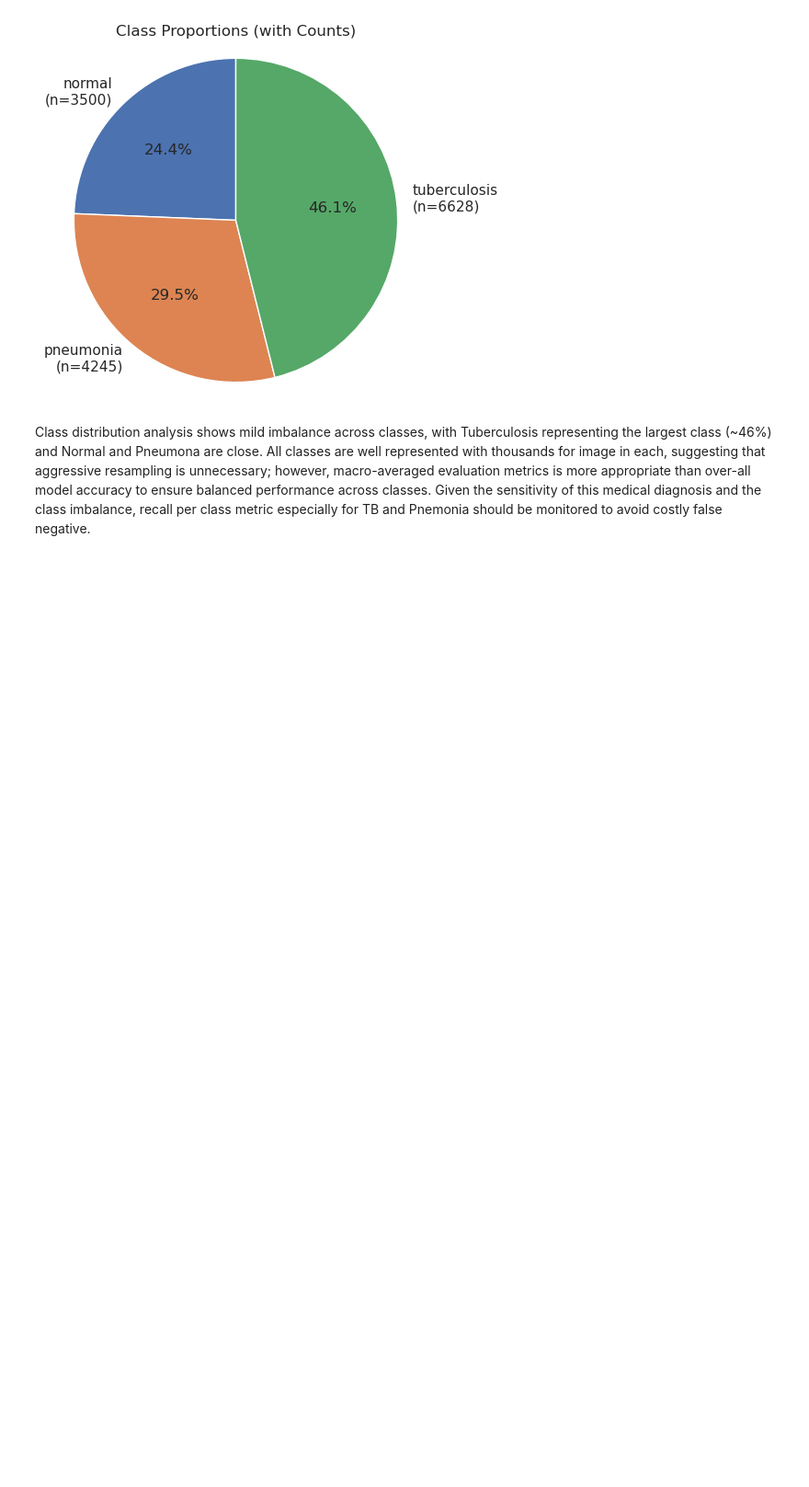
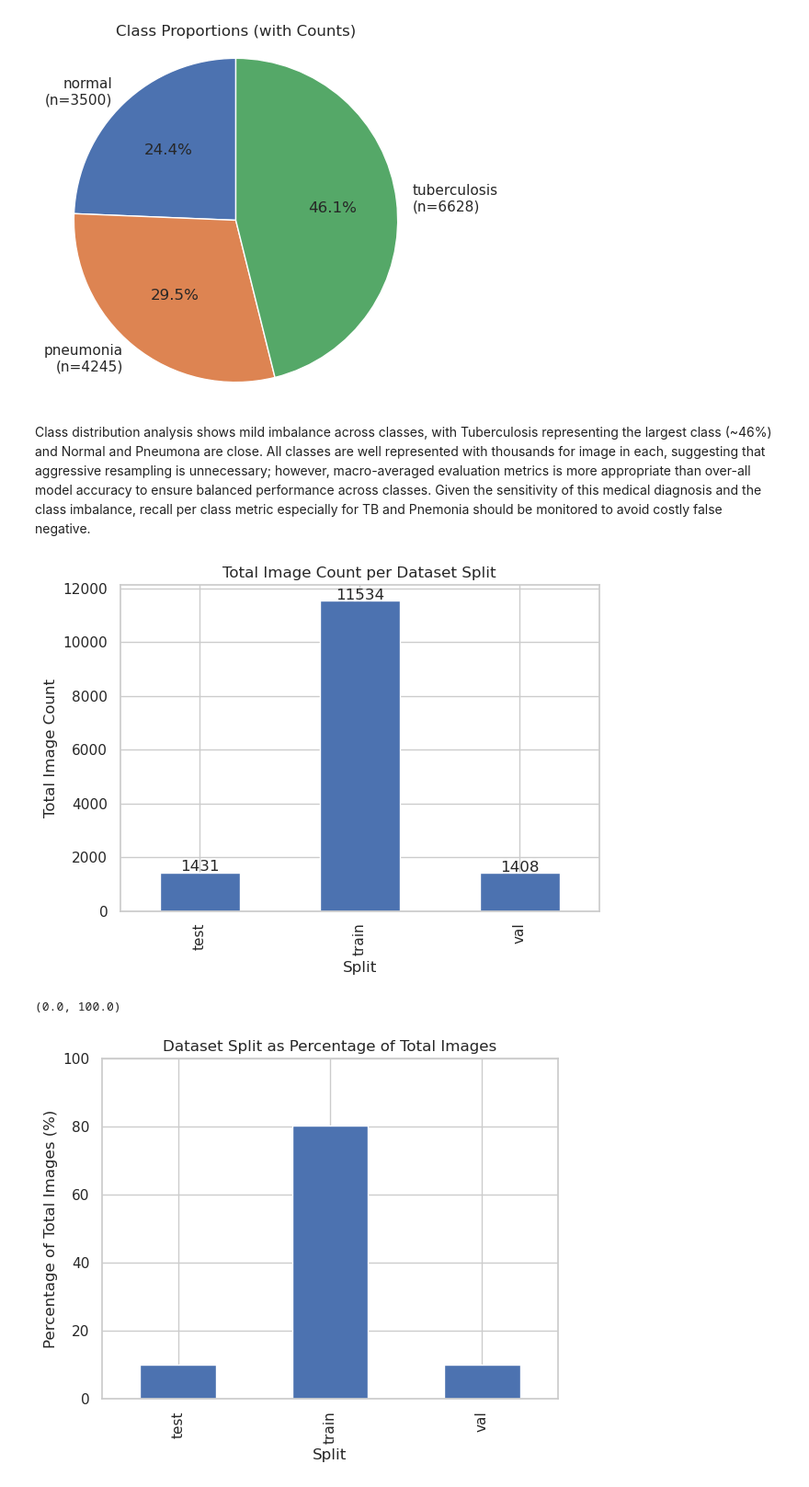
Before and after one commit to RamyGadalla/chest-xray-classification-ramygadalla, a Jupyter notebook: notebooks/01_ExploratoryDataAnaylsis.ipynb, the cells around one changed output. Shown at 92% size. Cells and saved outputs as stored; diff of their text form; code cells hidden in the pictures; blank space fills up the shorter version.

Commit message:
Add figures num of images per split

```diff
--- a/notebooks/01_ExploratoryDataAnaylsis.ipynb
+++ b/notebooks/01_ExploratoryDataAnaylsis.ipynb
@@ -799,3 +799,34 @@ plt.show()
 [figure]
 # %% [markdown]
 Class distribution analysis shows mild imbalance across classes, with Tuberculosis representing the largest class (~46%) and Normal and Pneumona are close. All classes are well represented with thousands for image in each, suggesting that aggressive resampling is unnecessary; however, macro-averaged evaluation metrics is more appropriate than over-all model accuracy to ensure balanced performance across classes. Given the sensitivity of this medical diagnosis and the class imbalance, recall per class metric especially for TB and Pnemonia should be monitored to avoid costly false negative.
+# %%
+split_counts = counts_df.groupby("split")["num_images"].sum()
+
+# Plot
+plt.figure()
+split_counts.plot(kind="bar")
+plt.xlabel("Split")
+plt.ylabel("Total Image Count")
+plt.title("Total Image Count per Dataset Split")
+
+# Add count labels on bars
+for i, v in enumerate(split_counts):
+    plt.text(i, v + 50, f"{v}", ha="center")
+
+plt.tight_layout()
+plt.show()
+
+
+split_percent = 100 * split_counts / split_counts.sum()
+
+# Plot
+plt.figure()
+split_percent.plot(kind="bar")
+plt.xlabel("Split")
+plt.ylabel("Percentage of Total Images (%)")
+plt.title("Dataset Split as Percentage of Total Images")
+plt.ylim(0, 100)
+# %% [output]
+[figure, added]
+(0.0, 100.0)
+[figure, added]
```
Also changed, not shown: parts of 3 cells of this notebook.
